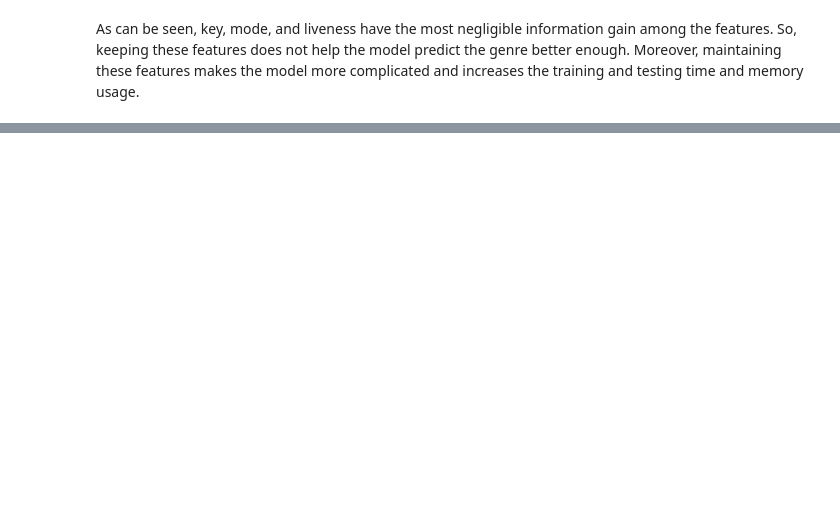
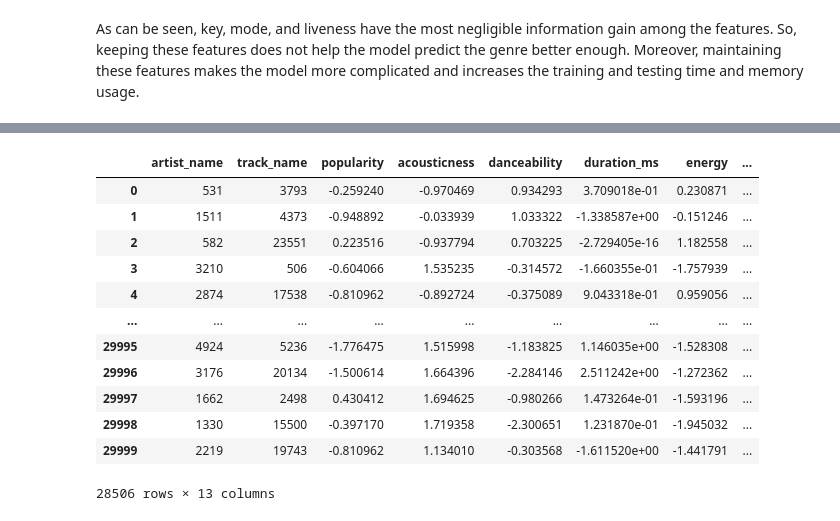
Before and after one commit to daniyalmaroufi/AI_Course, a Jupyter notebook: CA4/CA4.ipynb, the cells around one changed output, grey strips where cells are left out. Saved outputs shown, nothing was run; the diff lists cells and outputs as text; code cells hidden in the pictures; blank space fills up the shorter version.

```diff
--- a/CA4/CA4.ipynb
+++ b/CA4/CA4.ipynb
@@ -259,0 +261,16 @@ As can be seen, key, mode, and liveness have the most negligible information gai
+# %%
+data_normal
+# %% [output]
+|  | artist_name | track_name | popularity | acousticness | danceability | duration_ms | energy | ... |
+| 0 | 531 | 3793 | -0.259240 | -0.970469 | 0.934293 | 3.709018e-01 | 0.230871 | ... |
+| 1 | 1511 | 4373 | -0.948892 | -0.033939 | 1.033322 | -1.338587e+00 | -0.151246 | ... |
+| 2 | 582 | 23551 | 0.223516 | -0.937794 | 0.703225 | -2.729405e-16 | 1.182558 | ... |
+| 3 | 3210 | 506 | -0.604066 | 1.535235 | -0.314572 | -1.660355e-01 | -1.757939 | ... |
+| 4 | 2874 | 17538 | -0.810962 | -0.892724 | -0.375089 | 9.043318e-01 | 0.959056 | ... |
+| ... | ... | ... | ... | ... | ... | ... | ... | ... |
+| 29995 | 4924 | 5236 | -1.776475 | 1.515998 | -1.183825 | 1.146035e+00 | -1.528308 | ... |
+| 29996 | 3176 | 20134 | -1.500614 | 1.664396 | -2.284146 | 2.511242e+00 | -1.272362 | ... |
+| 29997 | 1662 | 2498 | 0.430412 | 1.694625 | -0.980266 | 1.473264e-01 | -1.593196 | ... |
+| 29998 | 1330 | 15500 | -0.397170 | 1.719358 | -2.300651 | 1.231870e-01 | -1.945032 | ... |
+| 29999 | 2219 | 19743 | -0.810962 | 1.134010 | -0.303568 | -1.611520e+00 | -1.441791 | ... |
+28506 rows × 13 columns
```
Also changed, not shown: parts of 13 cells of this notebook.
